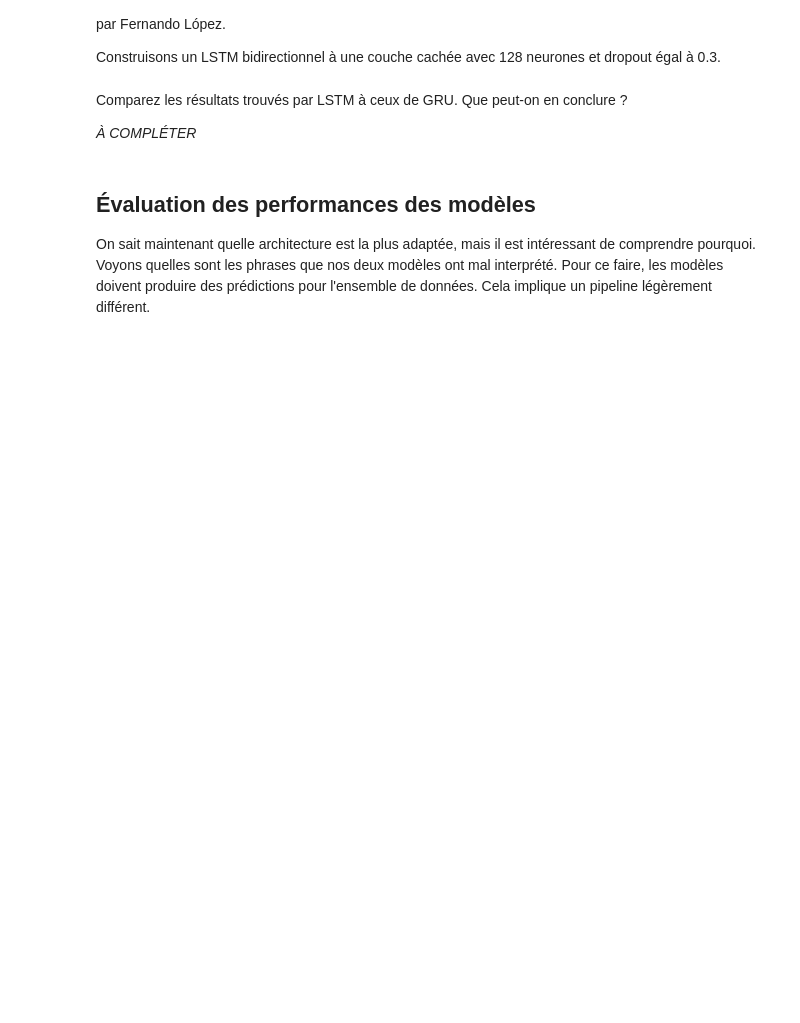
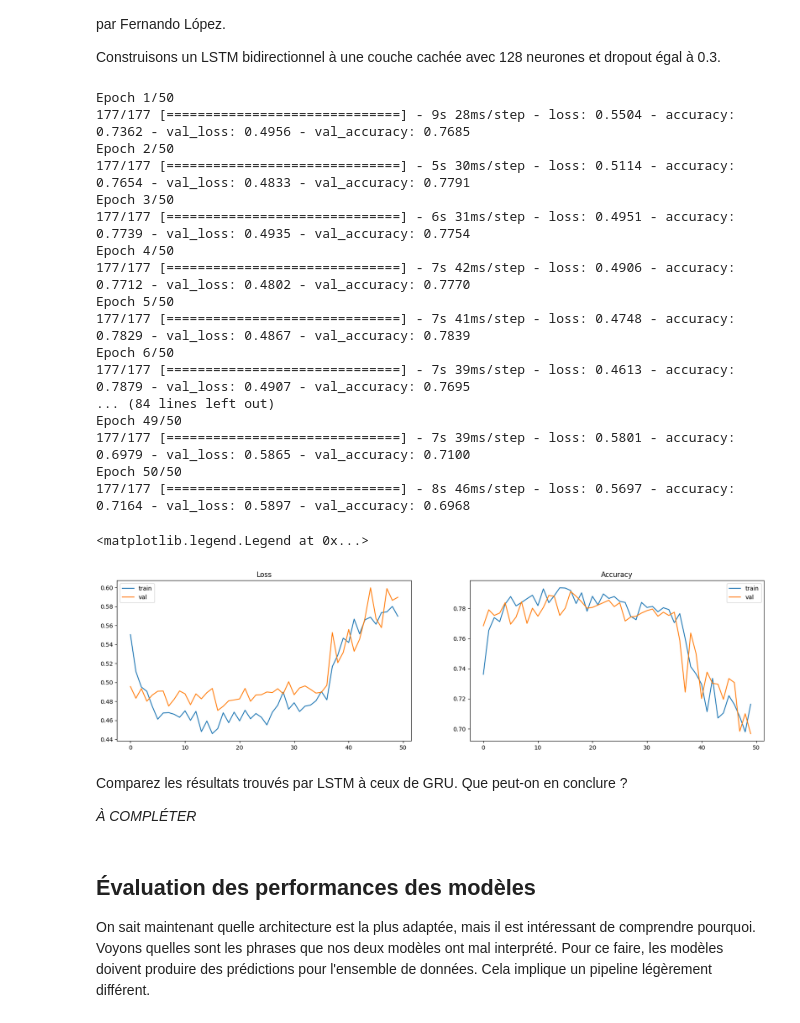
Before and after one commit to MagicalKyaru/Projet-Data-Science-WS, a Jupyter notebook: Corrigés/4. WS_NLP_RNN_Etudiant.ipynb, the cells around one changed output. Drawn from its saved outputs; the diff is of its cells as text; code cells hidden in the pictures; blank space fills up the shorter version.

```diff
--- a/Corrigés/4. WS_NLP_RNN_Etudiant.ipynb
+++ b/Corrigés/4. WS_NLP_RNN_Etudiant.ipynb
@@ -447,10 +456,9 @@ for line in f:
         word = values[0]
         vectors = np.asarray(values[1:],'float32')
         # Transformer chaque mot en un vecteur de dimensions 100.
-        #À COMPLÉTER
+        embedding_dict[word] = vectors
 
 f.close()
 
-
 # Vérification  du nombre des termes
 print('Found %s word vectors.' % len(embedding_dict))
@@ -474,7 +502,7 @@ hit=0
 misses=[]
 
 # Nombre de token ( numpy est à base zéro)
-num_words = #À COMPLÉTER
+num_words = len(tokenizer.word_index) + 1
 
 # Dimension de représentation =100 selon Glove choisi
 embedding_matrix = np.zeros((num_words, 100))
@@ -495,4 +523,5 @@ for word, i in tokenizer.word_index.items():
 
 # Affichage de controle: le nombre de termes trouvés et non trouvés dans la représentation pré-entrainée de GloVe.
 
-print( #À COMPLÉTER
+print("Nombre de termes trouvés dans GloVe: ", hit)
+print("Nombre de termes non trouvés dans GloVe: ", len(misses))
@@ -517,7 +551,7 @@ def pipeline(tf_data, buffer_size=100, batch_size=32):
     tf_data = tf_data.shuffle(buffer_size)
     tf_data = tf_data.prefetch(tf.data.experimental.AUTOTUNE)
 
-    tf_data = #À COMPLÉTER
+    tf_data = tf_data.padded_batch(batch_size, padded_shapes=([None], []))
 
     return tf_data
 
@@ -527,11 +563,11 @@ print(tf_data)
 # %% [markdown]
 Définissons un pipeline similaire pour l'ensemble de données test. La différence est l'absence de brassage pour accélérer la validation.
 # %%
-tf_val_data = #À COMPLÉTER
+tf_val_data = tf.data.Dataset.from_tensor_slices((val_encoded_sentences, dtest['target'].values))
 
 def val_pipeline(tf_data, batch_size=1):
     tf_data = tf_data.prefetch(tf.data.experimental.AUTOTUNE)
-    tf_data = #À COMPLÉTER
+    tf_data = tf_data.padded_batch(batch_size, padded_shapes=([None], []))
 
     return tf_data
 
@@ -667,34 +745,54 @@ Construisons un LSTM bidirectionnel à une couche cachée avec 128 neurones et d
 # %%
 model2 = tf.keras.Sequential([
     embedding,
     tf.keras.layers.SpatialDropout1D(0.4),
     # LSTM bidirectionnel à une couche cachée avec 128 neurones et dropout égal à 0.3
-    #À COMPLÉTER
+    tf.keras.layers.Bidirectional(tf.keras.layers.LSTM(128, dropout=0.3, recurrent_dropout=0.3))
     , tf.keras.layers.Dense(1, activation='sigmoid')
 ])
 
 model2.compile(
     # fonction de loss binary cross entropy
-    loss= #À COMPLÉTER
+    loss= 'binary_crossentropy'
     , optimizer=tf.keras.optimizers.Adam(0.01),
     # accuracy metric
-    #À COMPLÉTER
+    metrics=['accuracy'])
 
 history2 = model2.fit( tf_data,  validation_data = tf_val_data, epochs = 50   )
 
 fig, axs = plt.subplots(1, 2, figsize=(20, 5))
 
 axs[0].set_title('Loss')
 axs[0].plot(history2.history['loss'], label='train')
 axs[0].plot(history2.history['val_loss'], label='val')
 axs[0].legend()
 
 axs[1].set_title('Accuracy')
 # Représentation de l'accuracy pour data train en axe 2
-#À COMPLÉTER
+axs[1].plot(history2.history['accuracy'], label='train')
 # Représentation de l'accuracy pour data val en axe 2
-#À COMPLÉTER
+axs[1].plot(history2.history['val_accuracy'], label='val')
 axs[1].legend()
+# %% [output]
+Epoch 1/50
+177/177 [==============================] - 9s 28ms/step - loss: 0.5504 - accuracy: 0.7362 - val_loss: 0.4956 - val_accuracy: 0.7685
+Epoch 2/50
+177/177 [==============================] - 5s 30ms/step - loss: 0.5114 - accuracy: 0.7654 - val_loss: 0.4833 - val_accuracy: 0.7791
+Epoch 3/50
+177/177 [==============================] - 6s 31ms/step - loss: 0.4951 - accuracy: 0.7739 - val_loss: 0.4935 - val_accuracy: 0.7754
+Epoch 4/50
+177/177 [==============================] - 7s 42ms/step - loss: 0.4906 - accuracy: 0.7712 - val_loss: 0.4802 - val_accuracy: 0.7770
+Epoch 5/50
+177/177 [==============================] - 7s 41ms/step - loss: 0.4748 - accuracy: 0.7829 - val_loss: 0.4867 - val_accuracy: 0.7839
+Epoch 6/50
+177/177 [==============================] - 7s 39ms/step - loss: 0.4613 - accuracy: 0.7879 - val_loss: 0.4907 - val_accuracy: 0.7695
+... (84 lines left out)
+Epoch 49/50
+177/177 [==============================] - 7s 39ms/step - loss: 0.5801 - accuracy: 0.6979 - val_loss: 0.5865 - val_accuracy: 0.7100
+Epoch 50/50
+177/177 [==============================] - 8s 46ms/step - loss: 0.5697 - accuracy: 0.7164 - val_loss: 0.5897 - val_accuracy: 0.6968
+<matplotlib.legend.Legend at 0x...>
+[figure, added]
 # %% [markdown]
 
 Comparez les résultats trouvés par LSTM à ceux de GRU. Que peut-on en conclure ?
```
Also changed, not shown: parts of 29 cells of this notebook, 2 other files.
